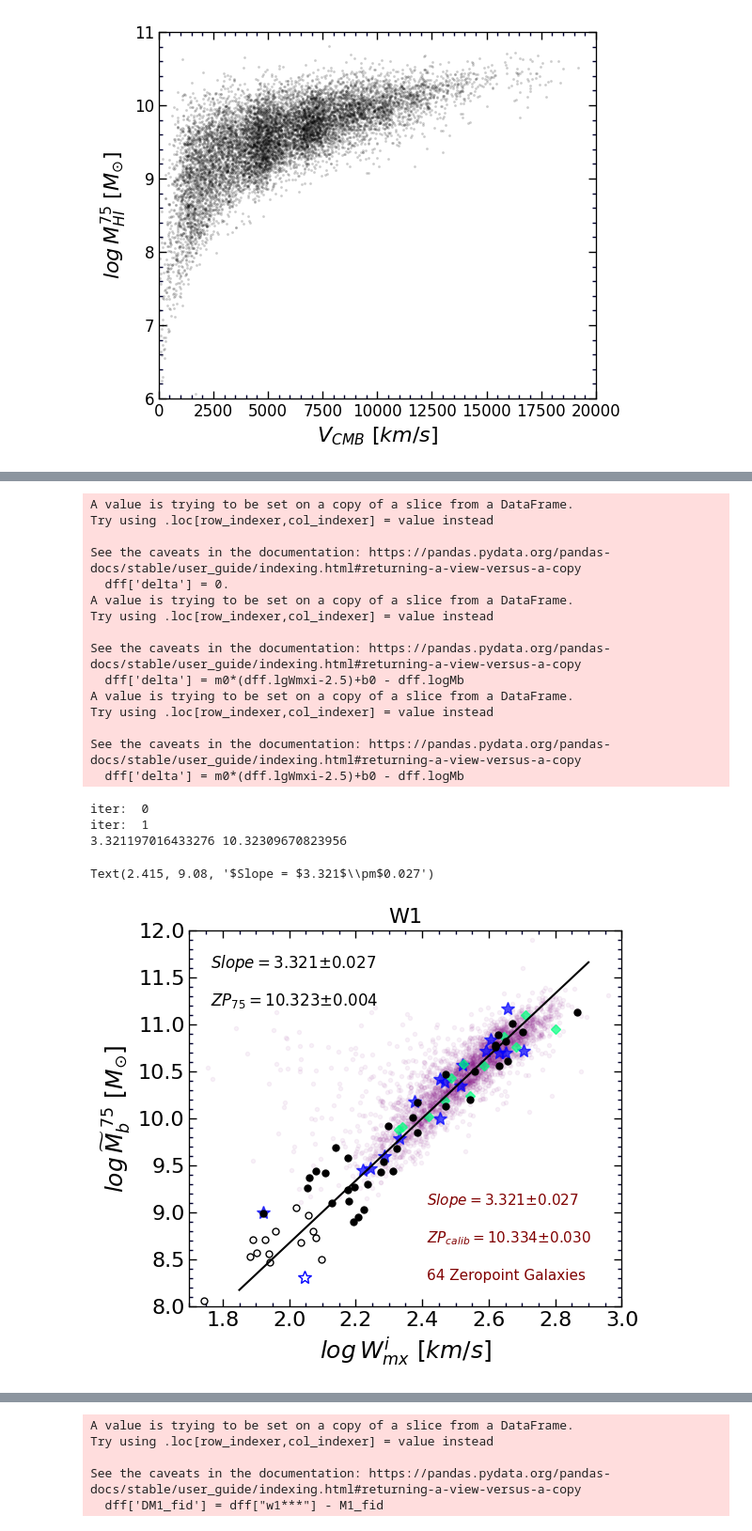
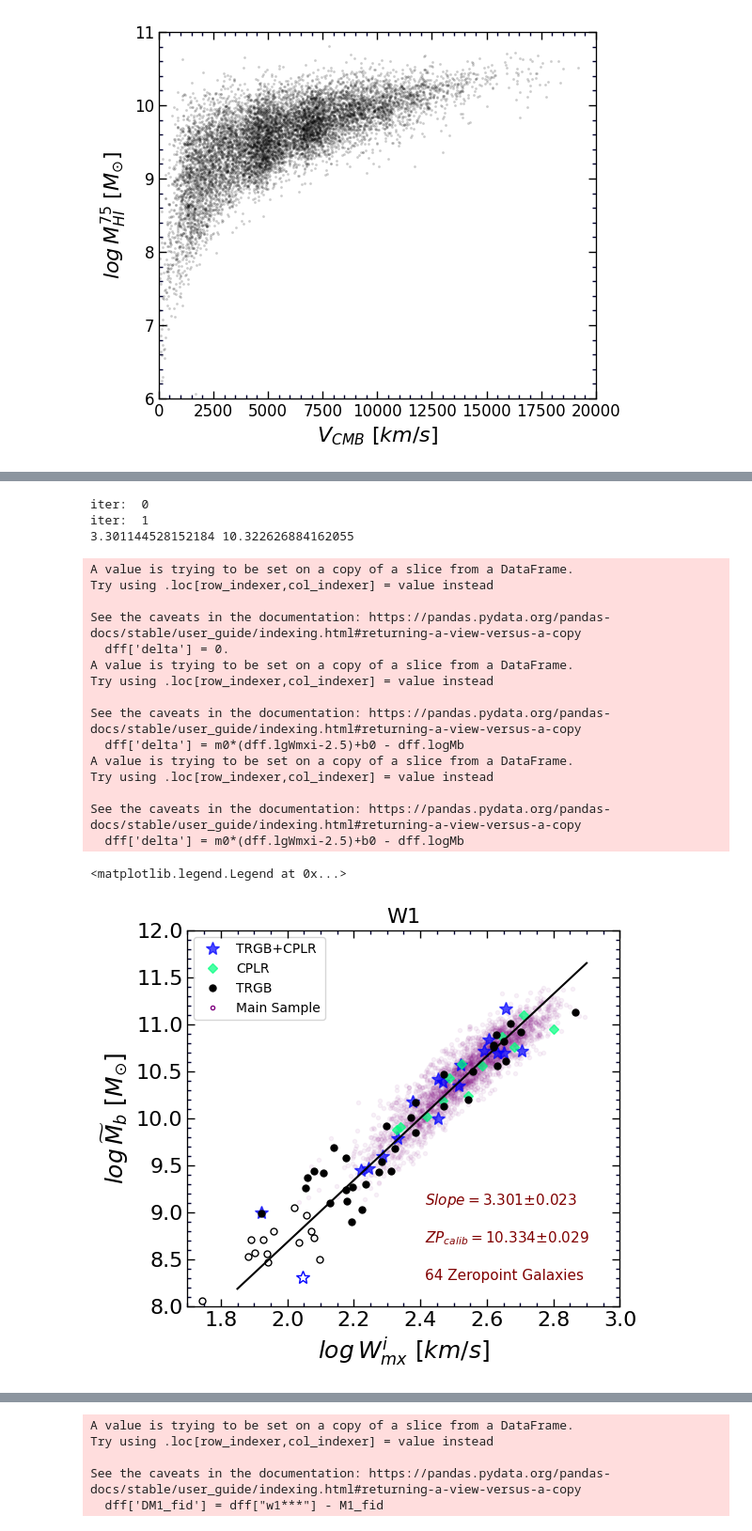
Before and after one commit to ekourkchi/test_TFRcatal, a Jupyter notebook: BTFR_W1.ipynb, the cells around one changed output, grey strips where cells are left out. Shown: that part at 94% size. Drawn from its saved outputs; the diff is of its cells as text; code cells hidden in the pictures.

```diff
--- a/BTFR_W1.ipynb
+++ b/BTFR_W1.ipynb
@@ -176,6 +176,11 @@ dg = df[["F21", "eF21", "F", "e_F", "Flux", "F21_av"]]
 dg['F21_'] = dg.apply(lambda X: X.F21_av if ~np.isnan(X.F21_av) else X.F21, axis=1)
 dg['F21_e'] = dg.apply(lambda X: X.e_F if ~np.isnan(X.F) else X.eF21, axis=1)
 
+
+adhi_list = [5072, 9670, 49734, 51401, 1737674, 3091777, 5807477]
+dg.loc[adhi_list]['F21_'] = dg.loc[adhi_list].Flux   # using ADHI HI flux values
+
+
 len(dg)
 
 df["F21"] = dg.F21_
@@ -191,3 +196,9 @@ Try using .loc[row_indexer,col_indexer] = value instead
 
 See the caveats in the documentation: https://pandas.pydata.org/pandas-docs/stable/user_guide/indexing.html#returning-a-view-versus-a-copy
   dg['F21_e'] = dg.apply(lambda X: X.e_F if ~np.isnan(X.F) else X.eF21, axis=1)
+# %%
+new_drop = pd.read_csv("drop_january2021.bar", sep='|')
+
+df = df.drop(new_drop.PGC.values, errors='ignore')
+
+len(df)
@@ -701,7 +714,7 @@ print(m0,b0)
 
 
 ax.set_xlabel(r'$log \/ W_{mx}^i \/\/[km/s]$', fontsize=18)
-ax.set_ylabel(r'$log \/ \widetilde{M}_b^{\/\/75} \/\/ [M_{\odot}]$', fontsize=18)
+ax.set_ylabel(r'$log \/ \widetilde{M}_b \/\/ [M_{\odot}]$', fontsize=18)
 set_axes(ax, (1.7,3), (8,12))
 
 ax.set_title("W1", fontsize=16)
@@ -722,60 +735,63 @@ ax.set_title("W1", fontsize=16)
 #         ax.errorbar(np.mean(xp), np.median(yp), yerr=np.std(yp), xerr=np.std(xp), fmt='o',
 #                     color='magenta', ms=6, mfc='white')
 
 # for i in np.arange(8,12,0.5):
 #     xp = []
 #     yp = []
 #     for ii in range(len(Y)):
 #         xi = Y[ii]
 #         if xi>=i and xi<i+0.5:
 #             xp.append(xi)
 #             yp.append(X[ii])
 #     if len(xp)>0:
 #         ax.errorbar(np.median(yp), np.median(xp), yerr=np.std(xp), xerr=np.std(yp), fmt='o',
 #                     color='r', ms=6)
 
 
-Ylm = ax.get_ylim() ; Xlm = ax.get_xlim()
-x0 = 0.95*Xlm[0]+0.05*Xlm[1]
-y0 = 0.1*Ylm[0]+0.9*Ylm[1]
-ax.text(x0,y0, r"$Slope = $"+"%.3f" % m0+'$\pm$'+"%.3f" % dm0, fontsize=12, color='k')
-y0 = 0.2*Ylm[0]+0.8*Ylm[1]
-ax.text(x0,y0, r"$ZP_{75} = $"+"%.3f" % b0+'$\pm$'+"%.3f" % db0, fontsize=12, color='k')
+# Ylm = ax.get_ylim() ; Xlm = ax.get_xlim()
+# x0 = 0.95*Xlm[0]+0.05*Xlm[1]
+# y0 = 0.1*Ylm[0]+0.9*Ylm[1]
+# ax.text(x0,y0, r"$Slope = $"+"%.3f" % m0+'$\pm$'+"%.3f" % dm0, fontsize=12, color='k')
+# y0 = 0.2*Ylm[0]+0.8*Ylm[1]
+# ax.text(x0,y0, r"$ZP^{75} = $"+"%.3f" % b0+'$\pm$'+"%.3f" % db0, fontsize=12, color='k')
 
 
 
 x0 = 0.45*Xlm[0]+0.55*Xlm[1]
 y0 = 0.93*Ylm[0]+0.07*Ylm[1]
 ax.text(x0,y0, "%d"%len(Xe[MM<-16.1])+' Zeropoint Galaxies', fontsize=11, color='maroon')
 y0 = 0.83*Ylm[0]+0.17*Ylm[1]
 ax.text(x0,y0, r"$ZP_{calib} = $"+"%.3f" % zp_calib+'$\pm$'+"%.3f" % zp_calib_e, fontsize=11, color='maroon')
 y0 = 0.73*Ylm[0]+0.27*Ylm[1]
 ax.text(x0,y0, r"$Slope = $"+"%.3f" % m0+'$\pm$'+"%.3f" % dm0, fontsize=11, color='maroon')
 
-# ax.legend(loc=2)
+ax.legend(loc=2)
 
 # ax.legend(bbox_to_anchor=(0.65, 0.50), loc=2)
+
+# ax.plot([2.5,2.5], [8, b0], 'k:')
+# ax.plot([0,2.5], [b0, b0], 'k:')
 # %% [output]
-A value is trying to be set on a copy of a slice from a DataFrame.
-Try using .loc[row_indexer,col_indexer] = value instead
-
-See the caveats in the documentation: https://pandas.pydata.org/pandas-docs/stable/user_guide/indexing.html#returning-a-view-versus-a-copy
-  dff['delta'] = 0.
-A value is trying to be set on a copy of a slice from a DataFrame.
-Try using .loc[row_indexer,col_indexer] = value instead
-
-See the caveats in the documentation: https://pandas.pydata.org/pandas-docs/stable/user_guide/indexing.html#returning-a-view-versus-a-copy
-  dff['delta'] = m0*(dff.lgWmxi-2.5)+b0 - dff.logMb
-A value is trying to be set on a copy of a slice from a DataFrame.
-Try using .loc[row_indexer,col_indexer] = value instead
-
-See the caveats in the documentation: https://pandas.pydata.org/pandas-docs/stable/user_guide/indexing.html#returning-a-view-versus-a-copy
-  dff['delta'] = m0*(dff.lgWmxi-2.5)+b0 - dff.logMb
+iter:  0
+iter:  1
+3.301144528152184 10.322626884162055
-iter:  0
-iter:  1
-3.321197016433276 10.32309670823956
+A value is trying to be set on a copy of a slice from a DataFrame.
+Try using .loc[row_indexer,col_indexer] = value instead
+
+See the caveats in the documentation: https://pandas.pydata.org/pandas-docs/stable/user_guide/indexing.html#returning-a-view-versus-a-copy
+  dff['delta'] = 0.
+A value is trying to be set on a copy of a slice from a DataFrame.
+Try using .loc[row_indexer,col_indexer] = value instead
+
+See the caveats in the documentation: https://pandas.pydata.org/pandas-docs/stable/user_guide/indexing.html#returning-a-view-versus-a-copy
+  dff['delta'] = m0*(dff.lgWmxi-2.5)+b0 - dff.logMb
+A value is trying to be set on a copy of a slice from a DataFrame.
+Try using .loc[row_indexer,col_indexer] = value instead
+
+See the caveats in the documentation: https://pandas.pydata.org/pandas-docs/stable/user_guide/indexing.html#returning-a-view-versus-a-copy
+  dff['delta'] = m0*(dff.lgWmxi-2.5)+b0 - dff.logMb
-Text(2.415, 9.08, '$Slope = $3.321$\\pm$0.027')
+<matplotlib.legend.Legend at 0x...>
-[figure, old version]
+[figure, new version]
 # %%
 std
 # %% [output]
```
Also changed, not shown: parts of 16 cells of this notebook, 6 other files.
